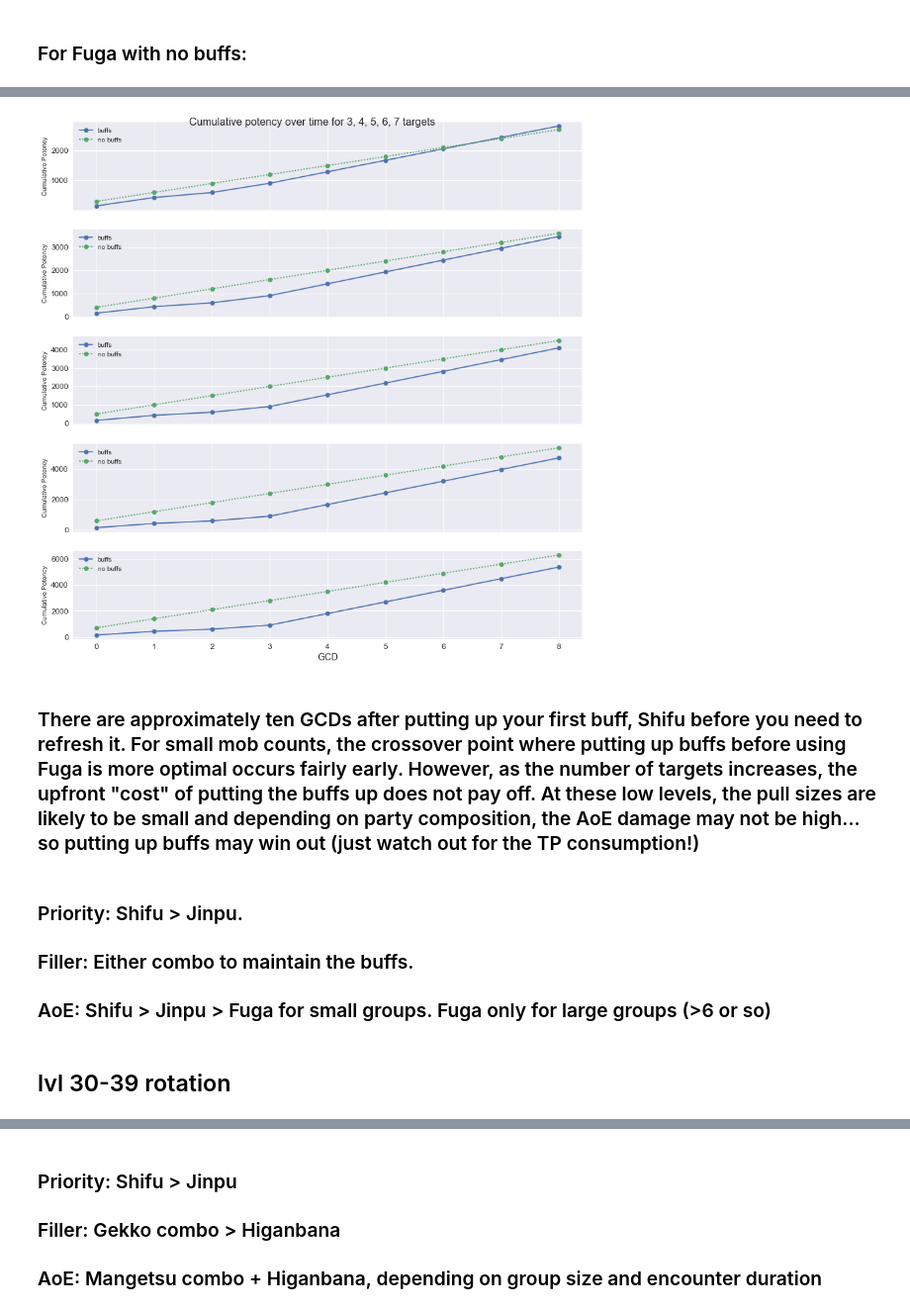
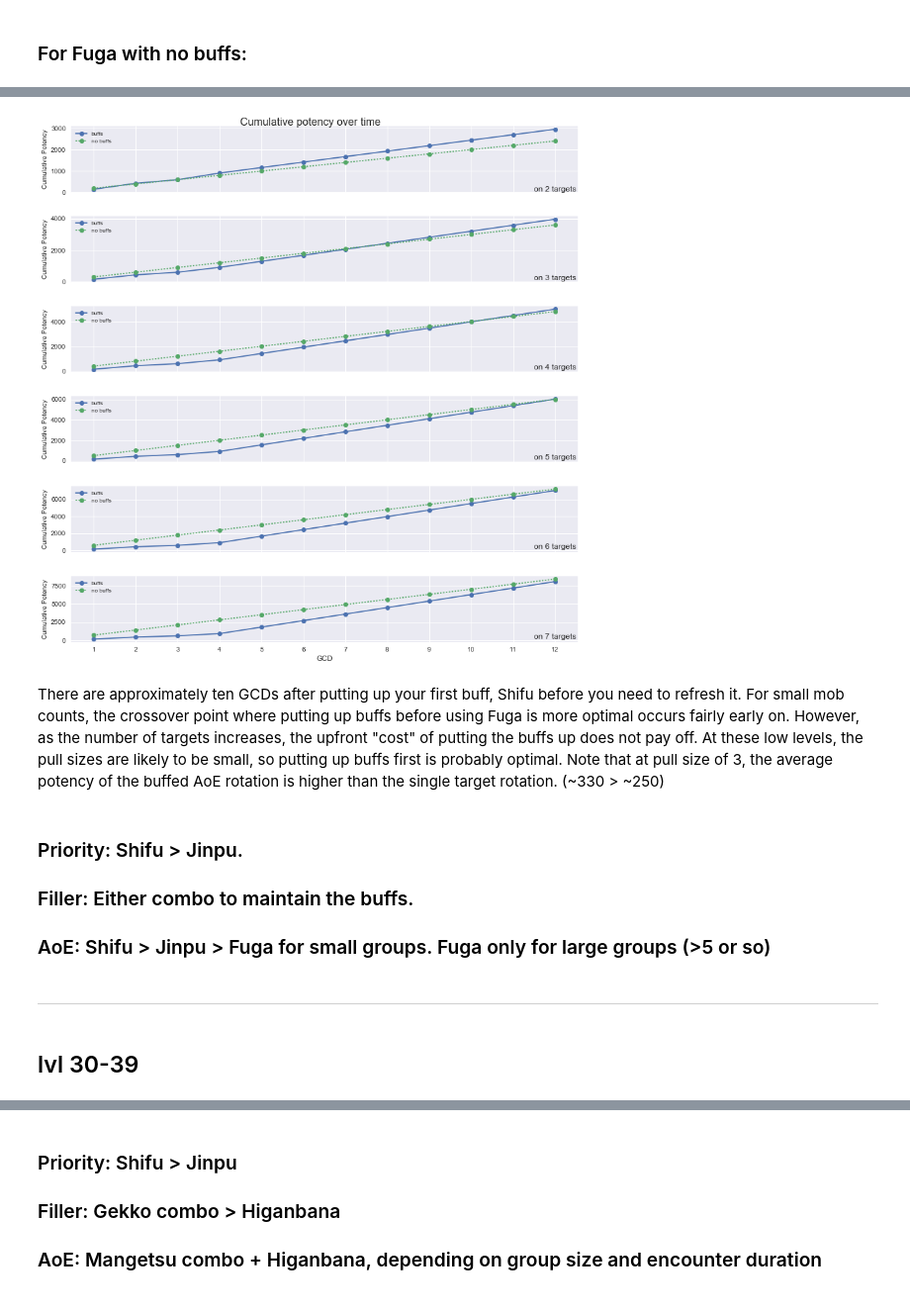
Before and after one commit to rconcep/ffxiv, a Jupyter notebook: sam-by-the-numbers.ipynb, the cells around one changed output, grey strips where cells are left out. Shown at 99% size. Cells and saved outputs as stored; diff of their text form; code cells hidden in the pictures.

Commit message:
Created action parser to simplify rotation input.
Also reformatted part 1, trimmed some analysis, added new plots.

```diff
--- a/sam-by-the-numbers.ipynb
+++ b/sam-by-the-numbers.ipynb
@@ -107,12 +89,5 @@ compare_potencies([df0, df1], ['Hakaze only', 'Jinpu combo'])
 # %%
 sam = Samurai()
 
-actions = [('Hakaze', sam.hakaze()),
-           ('Shifu', sam.shifu()),
-           ('Hakaze', sam.hakaze()),
-           ('Jinpu', sam.jinpu()),
-           ('Hakaze', sam.hakaze()),
-           ('Shifu', sam.shifu()),
-           ('Hakaze', sam.hakaze()),
-           ('Jinpu', sam.jinpu()),
-           ('Hakaze', sam.hakaze())]
+actions = [('Hakaze'), ('Shifu'), ('Hakaze'), ('Jinpu'),
+           ('Hakaze'), ('Shifu'), ('Hakaze'), ('Jinpu')]
@@ -133,0 +94,4 @@ display(df2)
+# %%
+df2, average_potency = sam.parse_rotation(actions)
+display(df2)
+print 'average potency per GCD =', average_potency
@@ -198,3 +148,20 @@ for n_targets in range(3, 8):
+# %%
+dfs_no_buff = []
+avg_no_buff = []
+labels = []
+
+for n_targets in n_target_range:
+    sam = Samurai()
+
+    actions = [('Fuga'), ('Fuga'), ('Fuga'), ('Fuga'),
+               ('Fuga'), ('Fuga'), ('Fuga'), ('Fuga'),
+               ('Fuga'), ('Fuga'), ('Fuga'), ('Fuga')]
+
+    df_temp, average_potency = sam.parse_rotation(actions, n_targets=n_targets)
+    dfs_no_buff.append(df_temp)
+    avg_no_buff.append(average_potency)
+
+    labels.append('%s targets' % n_targets)
 # %%
 compare_n_potencies(dfs_no_buff, labels)
 # %% [output]
@@ -204,28 +185,35 @@ compare_n_potencies(dfs_no_buff, labels)
 # %%
 fig, axes = plt.subplots(nrows=len(dfs_buff), ncols=1, sharex=True, figsize=(12,12))
 fig.tight_layout(pad=2)
 
 for k, df in enumerate(dfs_buff):
     ax = axes[k]
 
-    ax.plot(df['total potency'], '-o', label='buffs')
-    ax.plot(dfs_no_buff[k]['total potency'], ':o', label='no buffs')
+    xlocs = np.arange(len(dfs_buff[0]))+1
+    ax.plot(xlocs, df['Total Potency'], '-o', label='buffs')
+    ax.plot(xlocs, dfs_no_buff[k]['Total Potency'], ':o', label='no buffs')
 
     ax.set_ylabel('Cumulative Potency', fontsize=10)
     axes[-1].set_xlabel('GCD')
+
+    axes[-1].set_xticks(xlocs)
     ax.legend(loc='upper left', framealpha=0.5, prop={'size': 'small'})
 
-fig.suptitle('Cumulative potency over time for 3, 4, 5, 6, 7 targets')
-fig.tight_layout(pad=2)
+    ax.text(len(dfs_buff[0])+0.5, 0.01, 'on %s targets' % n_target_range[k], ha='right', va='bottom', fontsize=12)
+
+fig.suptitle('Cumulative potency over time')
+fig.tight_layout(pad=3)
 # %% [output]
-[figure, old version]
+[figure, new version]
 # %% [markdown]
-### There are approximately ten GCDs after putting up your first buff, Shifu before you need to refresh it. For small mob counts, the crossover point where putting up buffs before using Fuga is more optimal occurs fairly early. However, as the number of targets increases, the upfront "cost" of putting the buffs up does not pay off. At these low levels, the pull sizes are likely to be small and depending on party composition, the AoE damage may not be high... so putting up buffs may win out (just watch out for the TP consumption!)
+There are approximately ten GCDs after putting up your first buff, Shifu before you need to refresh it. For small mob counts, the crossover point where putting up buffs before using Fuga is more optimal occurs fairly early on. However, as the number of targets increases, the upfront "cost" of putting the buffs up does not pay off. At these low levels, the pull sizes are likely to be small, so putting up buffs first is probably optimal. Note that at pull size of 3, the average potency of the buffed AoE rotation is higher than the single target rotation. (\~330 > \~250)
 # %% [markdown]
 ### Priority: Shifu > Jinpu.
 ### Filler: Either combo to maintain the buffs.
 
-### AoE: Shifu > Jinpu > Fuga for small groups. Fuga only for large groups (>6 or so)
+### AoE: Shifu > Jinpu > Fuga for small groups. Fuga only for large groups (>5 or so)
+# %% [markdown]
+<hr width=75%>
 # %% [markdown]
-## lvl 30-39 rotation
+## lvl 30-39
 # %% [markdown]
```
Also changed, not shown: parts of 163 cells of this notebook, 6 other files.
